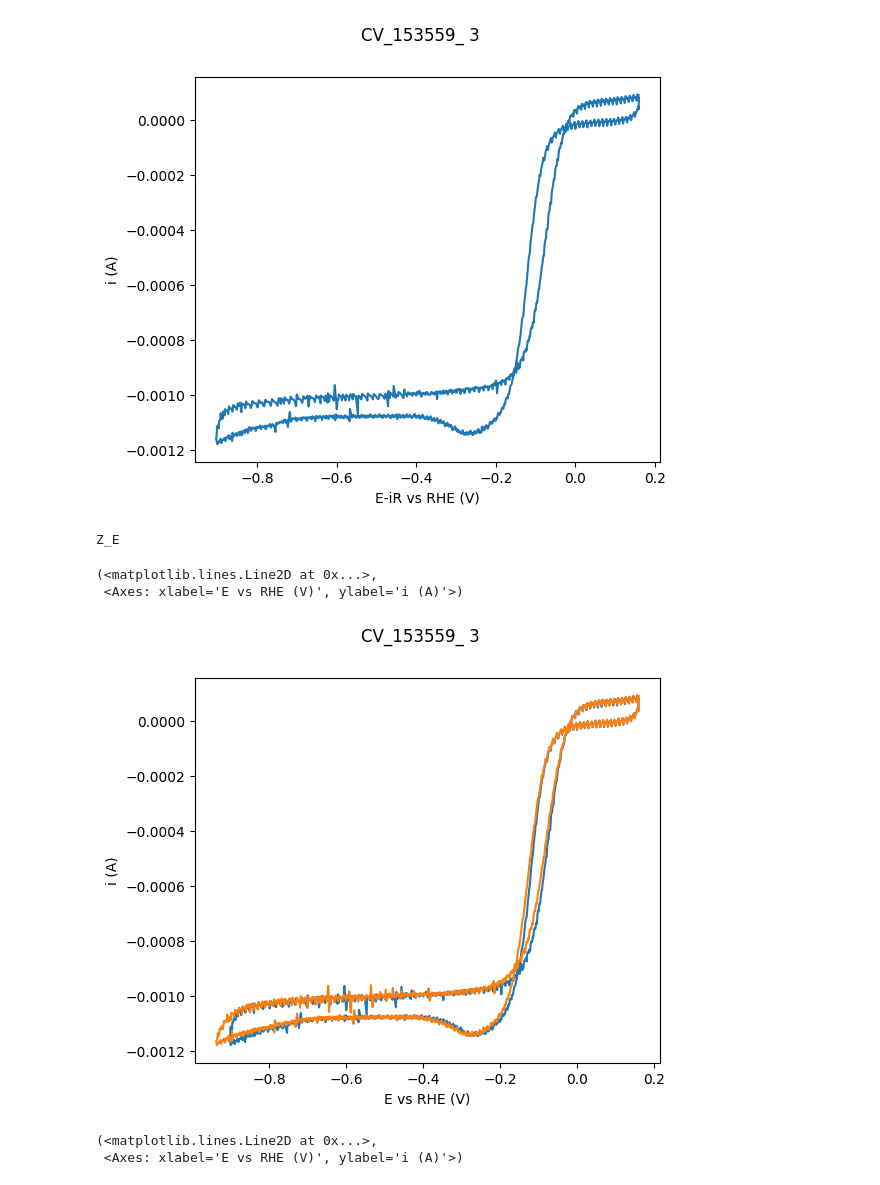
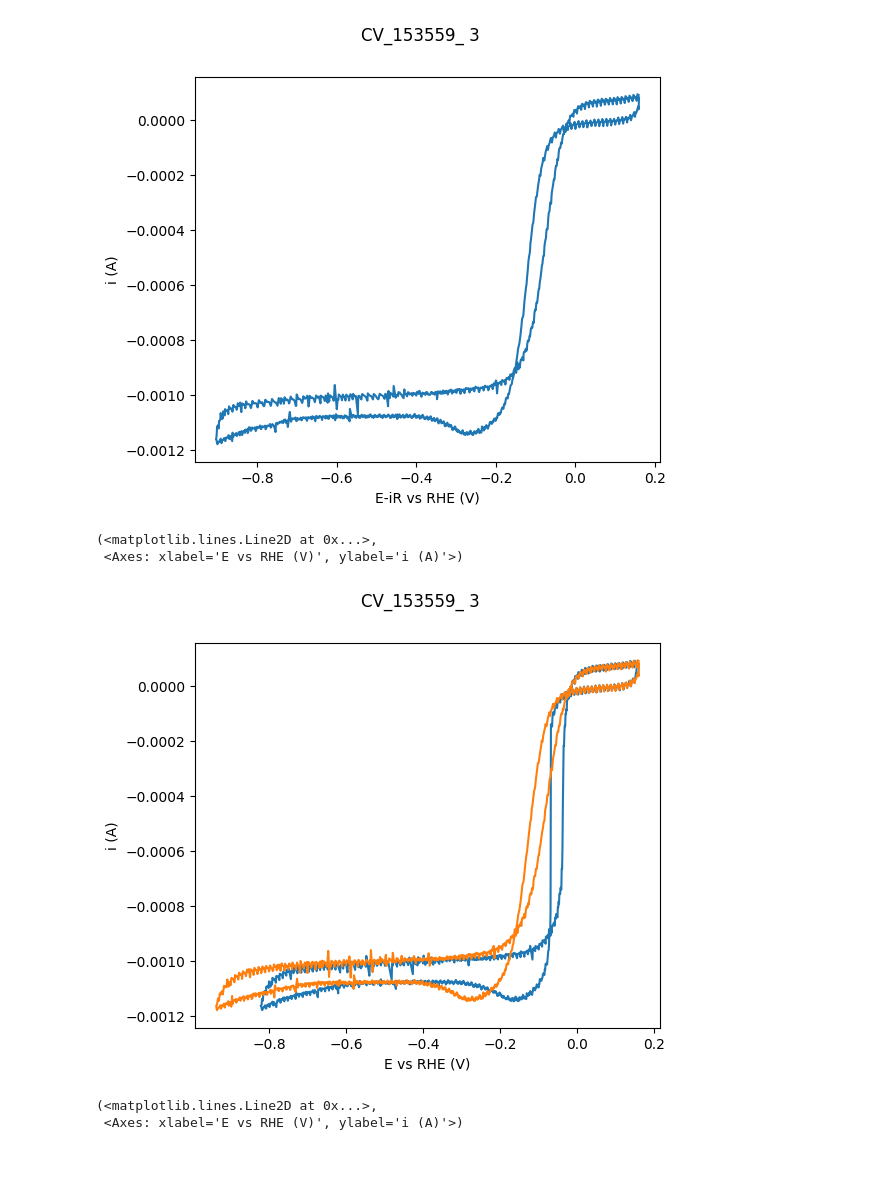
Before and after one commit to NordicEC/EC4py, a Jupyter notebook: dev/CV_Data/CV_Data_t5 _IRCOMP.ipynb, the cells around one changed output. Saved outputs shown, nothing was run; the diff lists cells and outputs as text; code cells hidden in the pictures.

```diff
--- a/dev/CV_Data/CV_Data_t5 _IRCOMP.ipynb
+++ b/dev/CV_Data/CV_Data_t5 _IRCOMP.ipynb
@@ -42,13 +42,12 @@ _,p = CV_Data(paths[0], IRCOMP="Z").plot()
 Z_E
 [figure]
 # %%
-_,p = CV_Data(paths[0], IRCOMP="Z").plot()
+_,p = CV_Data(paths[0], "i", IRCOMP=100).plot()
 CV_Data(paths[0]).plot(plot=p)
 # %% [output]
-Z_E
+(<matplotlib.lines.Line2D at 0x...>,
+ <Axes: xlabel='E vs RHE (V)', ylabel='i (A)'>)
-(<matplotlib.lines.Line2D at 0x...>,
- <Axes: xlabel='E vs RHE (V)', ylabel='i (A)'>)
-[figure, old version]
+[figure, new version]
 # %%
 _,p = CV_Data(paths[0], IRCOMP="R").plot()
 CV_Data(paths[0]).plot(plot=p)
```
Also changed, not shown: 5 other files.
